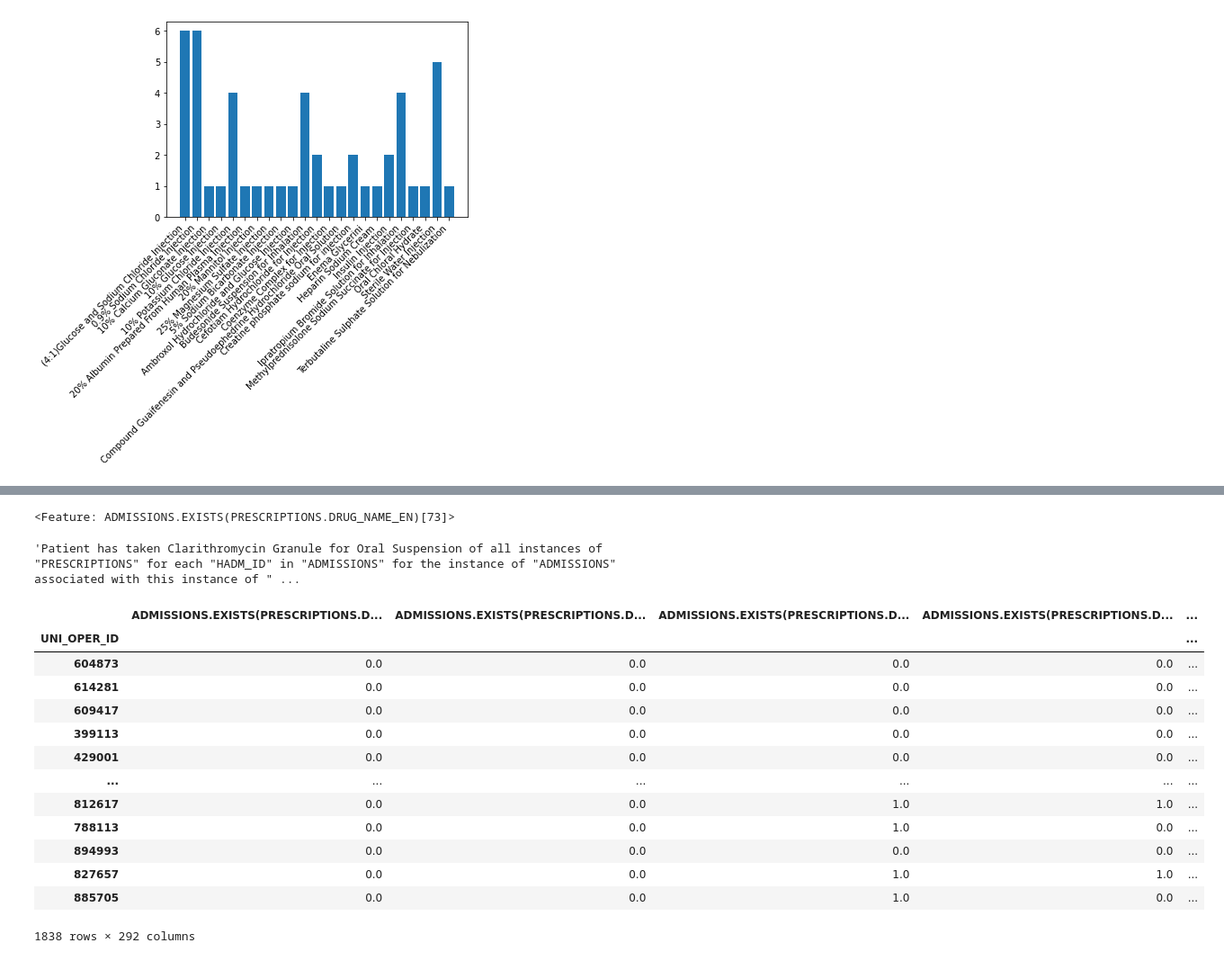
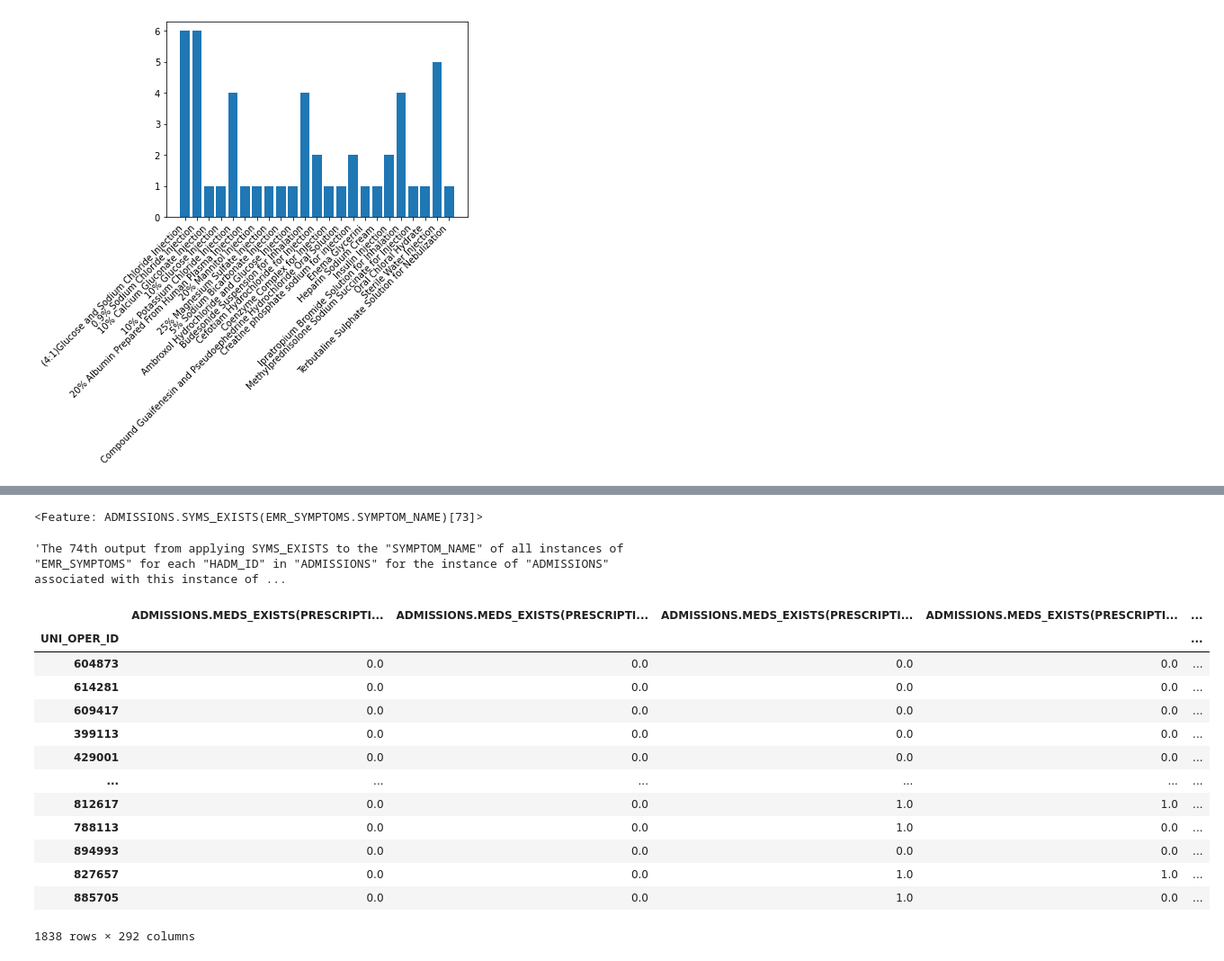
Before and after one commit to sibyl-dev/VBridge, a Jupyter notebook: notebooks/data_vis.ipynb, the cells around one changed output, grey strips where cells are left out. Shown at 90% size. Cells and saved outputs as stored; diff of their text form; code cells hidden in the pictures.

```diff
--- a/notebooks/data_vis.ipynb
+++ b/notebooks/data_vis.ipynb
@@ -14,7 +14,7 @@ ignore_variables = {
     'SURGERY_INFO': ['ROW_ID', 'HADM_ID', 'SUBJECT_ID', 'VISIT_ID', 'OPER_ID'],
     'DIAGNOSES_ICD': ['ROW_ID', 'HADM_ID', 'SUBJECT_ID'],
     'SURGERY_VITAL_SIGNS': ['ROW_ID', 'HADM_ID', 'SUBJECT_ID', 'VISIT_ID', 'OPER_ID', 'ITEM_NO'],
-    'EMR_SYMPTOMS': ['ROW_ID', 'HADM_ID', 'SUBJECT_ID', 'EMR_ID', 'SYMPTOM_NAME_CN'],
+    'EMR_SYMPTOMS': ['ROW_ID', 'HADM_ID', 'SUBJECT_ID', 'EMR_ID', 'SYMPTOM_NAME_CN', 'SYMPTOM_ATTRIBUTE'],
     'LABEVENTS': ['ROW_ID', 'HADM_ID', 'SUBJECT_ID', 'VALUEUOM', 'CHARTTIME'],
     'MICROBIOLOGYEVENTS': ['ROW_ID', 'HADM_ID', 'SUBJECT_ID', 'AB_ITEMID', 'ORG_ITEMID', 'SPEC_ITEMID'],
     'OR_EXAM_REPORTS': ['ROW_ID', 'HADM_ID', 'SUBJECT_ID', 'REPORTTIME'],
@@ -163,24 +160,24 @@ Elapsed: 04:06 | Progress: 100%|██████████
-# %%
-print(med_features_list[100])
-
-descriptions = ["Patient has taken " + s for s in values]
-
-primitive_templates = {'exists': descriptions}
-
-ft.describe_feature(med_features_list[100], primitive_templates=primitive_templates)
-# %% [output]
-<Feature: ADMISSIONS.EXISTS(PRESCRIPTIONS.DRUG_NAME_EN)[73]>
-'Patient has taken Clarithromycin Granule for Oral Suspension of all instances of "PRESCRIPTIONS" for each "HADM_ID" in "ADMISSIONS" for the instance of "ADMISSIONS" associated with this instance of " ...
+# %%
+print(features_list[100])
+
+descriptions = ["Patient has taken " + s for s in values]
+
+primitive_templates = {'exists': descriptions}
+
+ft.describe_feature(features_list[100], primitive_templates=primitive_templates)
+# %% [output]
+<Feature: ADMISSIONS.SYMS_EXISTS(EMR_SYMPTOMS.SYMPTOM_NAME)[73]>
+'The 74th output from applying SYMS_EXISTS to the "SYMPTOM_NAME" of all instances of "EMR_SYMPTOMS" for each "HADM_ID" in "ADMISSIONS" for the instance of "ADMISSIONS" associated with this instance of ...
 # %%
-drug_feature_matrix = med_feature_matrix.copy()
+drug_feature_matrix = feature_matrix.copy()
 
-for column in med_feature_matrix:
-    if not "ADMISSIONS.EXISTS(PRESCRIPTIONS.DRUG_NAME_EN)" in column:
+for column in drug_feature_matrix:
+    if not "ADMISSIONS.MEDS_EXISTS(PRESCRIPTIONS.DRUG_NAME_EN)" in column:
         drug_feature_matrix.drop(column, inplace=True, axis="columns")
 
 drug_feature_matrix
 # %% [output]
-|  | ADMISSIONS.EXISTS(PRESCRIPTIONS.D... | ADMISSIONS.EXISTS(PRESCRIPTIONS.D... | ADMISSIONS.EXISTS(PRESCRIPTIONS.D... | ADMISSIONS.EXISTS(PRESCRIPTIONS.D... | ... |
+|  | ADMISSIONS.MEDS_EXISTS(PRESCRIPTI... | ADMISSIONS.MEDS_EXISTS(PRESCRIPTI... | ADMISSIONS.MEDS_EXISTS(PRESCRIPTI... | ADMISSIONS.MEDS_EXISTS(PRESCRIPTI... | ... |
 | UNI_OPER_ID |  |  |  |  | ... |
 | 604873 | 0.0 | 0.0 | 0.0 | 0.0 | ... |
 | 614281 | 0.0 | 0.0 | 0.0 | 0.0 | ... |
```
Also changed, not shown: parts of 18 cells of this notebook.
